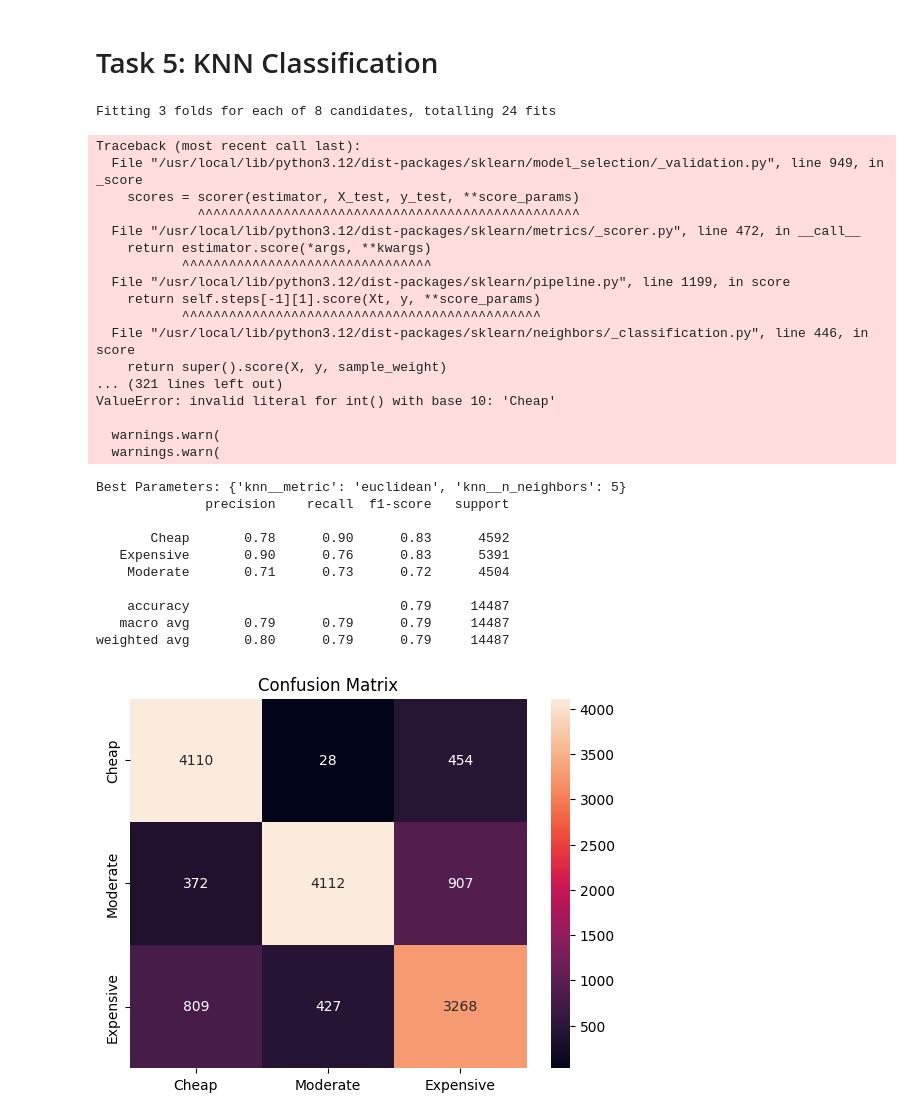
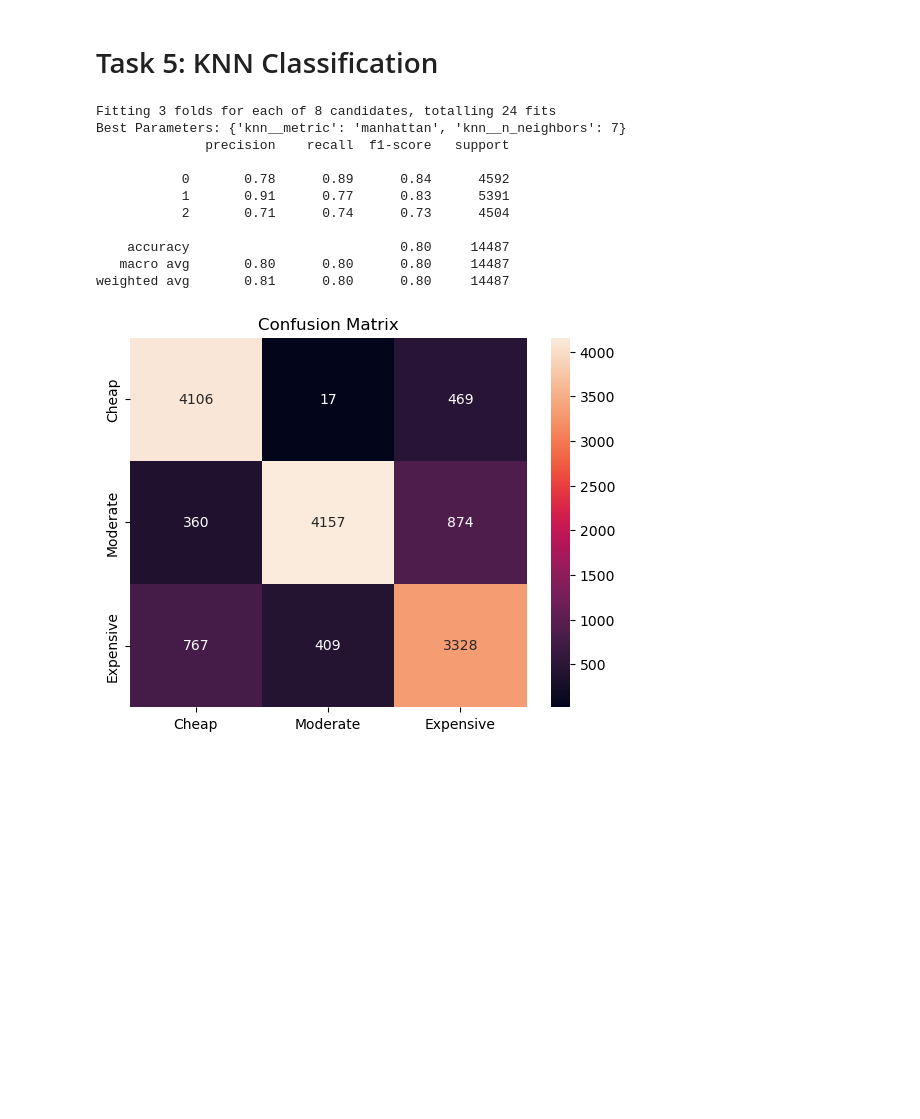
Before and after one commit to Ahmed-Elsom5raty/car-price-analysis, a Jupyter notebook: main.ipynb, the cells around one changed output. Cells and saved outputs as stored; diff of their text form; code cells hidden in the pictures; blank space fills up the shorter version.

Commit message:
fix clasification error

```diff
--- a/main.ipynb
+++ b/main.ipynb
@@ -4,7 +4,7 @@ import numpy as np
 # %% [markdown]
 # EDA
 # %%
-df = pd.read_csv('/content/car_price.csv')
+df = pd.read_csv('car_price.csv')
 # %%
 df.head()
 # %% [output]
@@ -255,6 +253,7 @@ from sklearn.model_selection import GridSearchCV
 from sklearn.metrics import classification_report, confusion_matrix, accuracy_score
 import seaborn as sns
 import matplotlib.pyplot as plt
+from sklearn.preprocessing import LabelEncoder
 
 # Prepare data for classification
 df_class = df.dropna(subset=['price_category'])
@@ -262,60 +261,51 @@ X_class = df_class.drop(columns=['price', 'price_category', 'Make'])
 y_class = df_class['price_category']
 
 # Preprocessing for classification (using existing preprocessor structure)
 # We can re-use the regression preprocessor for consistency as requested
 knn_pipeline = Pipeline(steps=[
     ('preprocessor', reg_preprocessor),
-    ('knn', KNeighborsClassifier())
+    ('knn', KNeighborsClassifier(n_jobs=1))
 ])
 
 # Grid Search
 param_grid = {
     'knn__n_neighbors': [3, 5, 7, 9],
     'knn__metric': ['euclidean', 'manhattan']
 }
 
-X_train_c, X_test_c, y_train_c, y_test_c = train_test_split(X_class, y_class, test_size=0.2, random_state=42)
+le = LabelEncoder()
+
+# Transform your target labels from ['Cheap', 'Moderate', 'Expensive'] to [0, 1, 2]
+y_class_encoded = le.fit_transform(y_class)
+
+# Use the encoded y in your split
+X_train_c, X_test_c, y_train_c, y_test_c = train_test_split(
+    X_class, y_class_encoded, test_size=0.2, random_state=42
+)
 
 grid_search = GridSearchCV(knn_pipeline, param_grid, cv=3, verbose=1)
 grid_search.fit(X_train_c, y_train_c)
 
 print("Best Parameters:", grid_search.best_params_)
 y_pred_c = grid_search.predict(X_test_c)
 
 print(classification_report(y_test_c, y_pred_c))
 
 # Confusion Matrix
 cm = confusion_matrix(y_test_c, y_pred_c)
 sns.heatmap(cm, annot=True, fmt='d', xticklabels=['Cheap', 'Moderate', 'Expensive'], yticklabels=['Cheap', 'Moderate', 'Expensive'])
 plt.title('Confusion Matrix')
 plt.show()
 # %% [output]
 Fitting 3 folds for each of 8 candidates, totalling 24 fits
+Best Parameters: {'knn__metric': 'manhattan', 'knn__n_neighbors': 7}
+              precision    recall  f1-score   support
+
+           0       0.78      0.89      0.84      4592
+           1       0.91      0.77      0.83      5391
+           2       0.71      0.74      0.73      4504
+
+    accuracy                           0.80     14487
+   macro avg       0.80      0.80      0.80     14487
+weighted avg       0.81      0.80      0.80     14487
-Traceback (most recent call last):
-  File "/usr/local/lib/python3.12/dist-packages/sklearn/model_selection/_validation.py", line 949, in _score
-    scores = scorer(estimator, X_test, y_test, **score_params)
-             ^^^^^^^^^^^^^^^^^^^^^^^^^^^^^^^^^^^^^^^^^^^^^^^^^
-  File "/usr/local/lib/python3.12/dist-packages/sklearn/metrics/_scorer.py", line 472, in __call__
-    return estimator.score(*args, **kwargs)
-           ^^^^^^^^^^^^^^^^^^^^^^^^^^^^^^^^
-  File "/usr/local/lib/python3.12/dist-packages/sklearn/pipeline.py", line 1199, in score
-    return self.steps[-1][1].score(Xt, y, **score_params)
-           ^^^^^^^^^^^^^^^^^^^^^^^^^^^^^^^^^^^^^^^^^^^^^^
-  File "/usr/local/lib/python3.12/dist-packages/sklearn/neighbors/_classification.py", line 446, in score
-    return super().score(X, y, sample_weight)
-... (321 lines left out)
-ValueError: invalid literal for int() with base 10: 'Cheap'
-
-  warnings.warn(
-  warnings.warn(
-Best Parameters: {'knn__metric': 'euclidean', 'knn__n_neighbors': 5}
-              precision    recall  f1-score   support
-
-       Cheap       0.78      0.90      0.83      4592
-   Expensive       0.90      0.76      0.83      5391
-    Moderate       0.71      0.73      0.72      4504
-
-    accuracy                           0.79     14487
-   macro avg       0.79      0.79      0.79     14487
-weighted avg       0.80      0.79      0.79     14487
-[figure, old version]
+[figure, new version]
```
Also changed, not shown: parts of 5 cells of this notebook.
